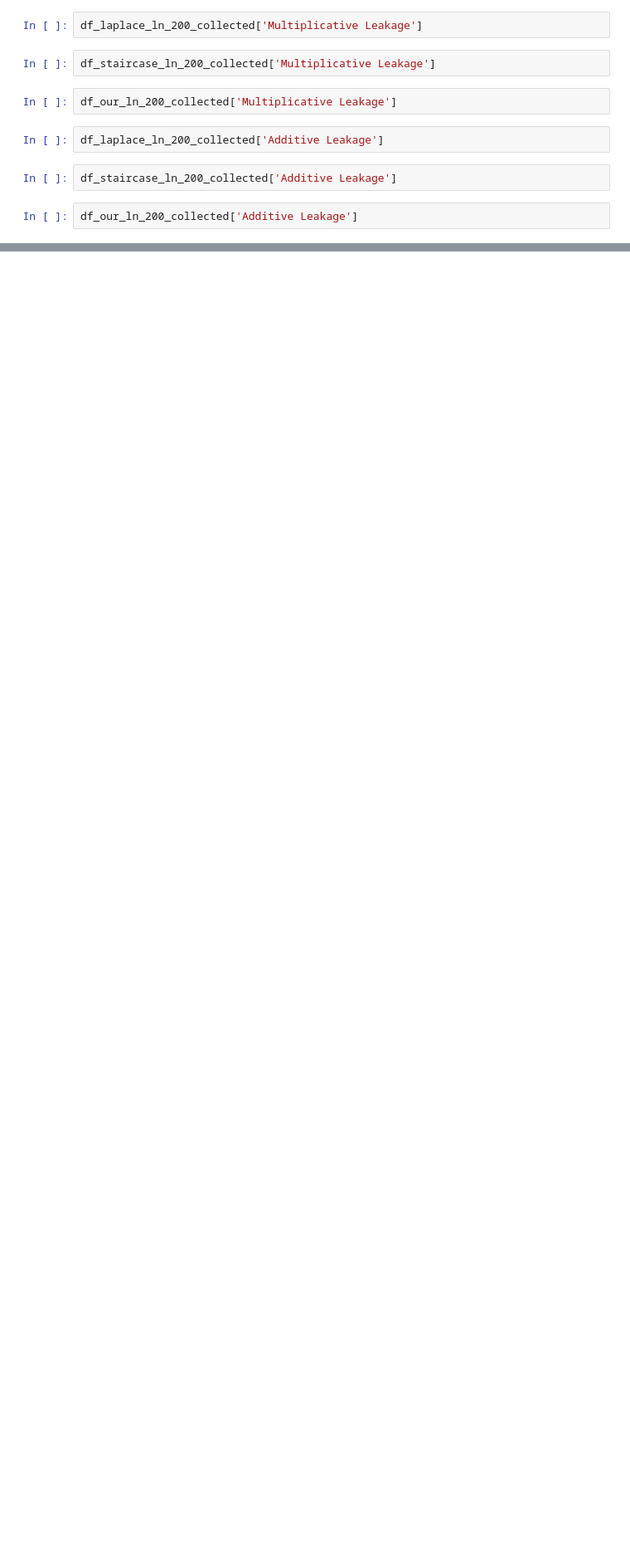
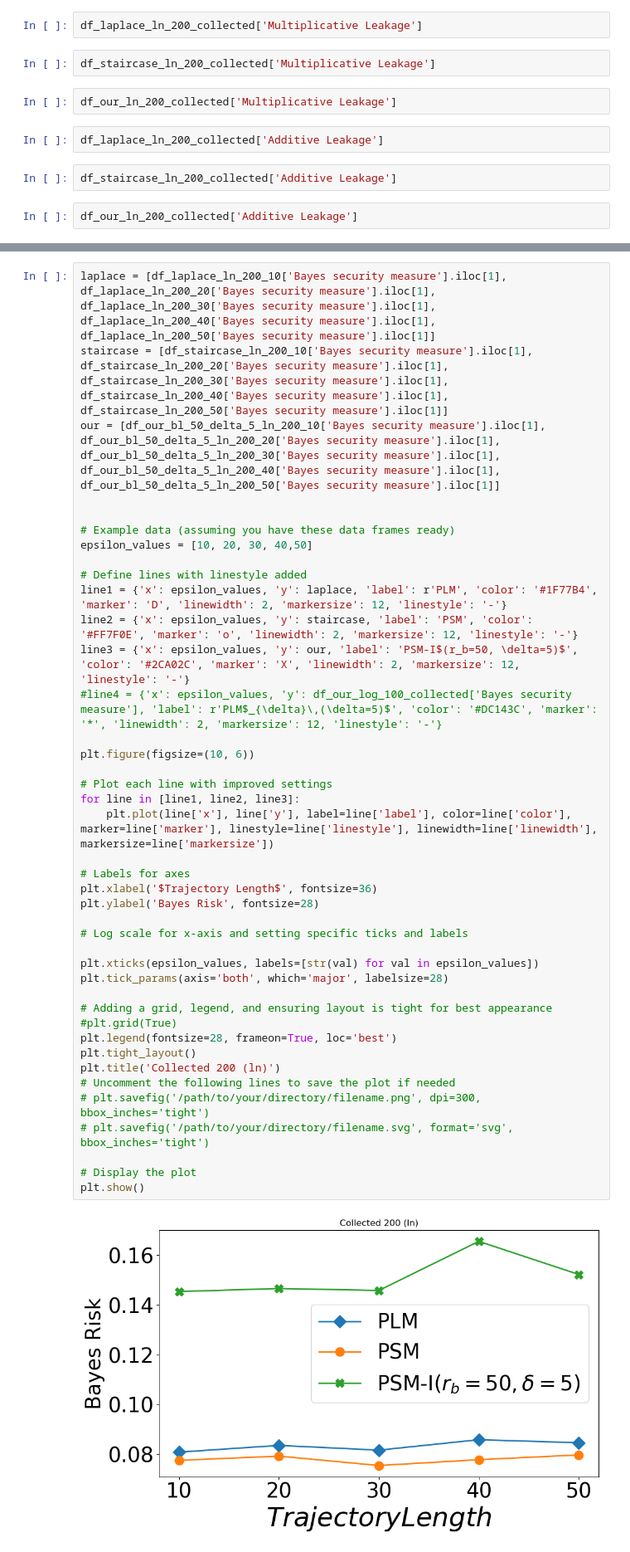
Before and after one commit to shafizurRseeam/location_privacy, a Jupyter notebook: fbleau_figure_collected.ipynb, the cells around one changed output, grey strips where cells are left out. Shown: that part at 83% size. Drawn from its saved outputs; the diff is of its cells as text; blank space fills up the shorter version.

```diff
--- a/fbleau_figure_collected.ipynb
+++ b/fbleau_figure_collected.ipynb
@@ -383,0 +647,43 @@ df_our_ln_200_collected['Additive Leakage']
+# %%
+laplace = [df_laplace_ln_200_10['Bayes security measure'].iloc[1], df_laplace_ln_200_20['Bayes security measure'].iloc[1], df_laplace_ln_200_30['Bayes security measure'].iloc[1], df_laplace_ln_200_40['Bayes security measure'].iloc[1], df_laplace_ln_200_50['Bayes security measure'].iloc[1]]
+staircase = [df_staircase_ln_200_10['Bayes security measure'].iloc[1], df_staircase_ln_200_20['Bayes security measure'].iloc[1], df_staircase_ln_200_30['Bayes security measure'].iloc[1], df_staircase_ln_200_40['Bayes security measure'].iloc[1], df_staircase_ln_200_50['Bayes security measure'].iloc[1]]
+our = [df_our_bl_50_delta_5_ln_200_10['Bayes security measure'].iloc[1], df_our_bl_50_delta_5_ln_200_20['Bayes security measure'].iloc[1], df_our_bl_50_delta_5_ln_200_30['Bayes security measure'].iloc[1], df_our_bl_50_delta_5_ln_200_40['Bayes security measure'].iloc[1], df_our_bl_50_delta_5_ln_200_50['Bayes security measure'].iloc[1]]
+
+
+# Example data (assuming you have these data frames ready)
+epsilon_values = [10, 20, 30, 40,50]
+
+# Define lines with linestyle added
+line1 = {'x': epsilon_values, 'y': laplace, 'label': r'PLM', 'color': '#1F77B4', 'marker': 'D', 'linewidth': 2, 'markersize': 12, 'linestyle': '-'}
+line2 = {'x': epsilon_values, 'y': staircase, 'label': 'PSM', 'color': '#FF7F0E', 'marker': 'o', 'linewidth': 2, 'markersize': 12, 'linestyle': '-'}
+line3 = {'x': epsilon_values, 'y': our, 'label': 'PSM-I$(r_b=50, \delta=5)$', 'color': '#2CA02C', 'marker': 'X', 'linewidth': 2, 'markersize': 12, 'linestyle': '-'}
+#line4 = {'x': epsilon_values, 'y': df_our_log_100_collected['Bayes security measure'], 'label': r'PLM$_{\delta}\,(\delta=5)$', 'color': '#DC143C', 'marker': '*', 'linewidth': 2, 'markersize': 12, 'linestyle': '-'}
+
+plt.figure(figsize=(10, 6))
+
+# Plot each line with improved settings
+for line in [line1, line2, line3]:
+    plt.plot(line['x'], line['y'], label=line['label'], color=line['color'], marker=line['marker'], linestyle=line['linestyle'], linewidth=line['linewidth'], markersize=line['markersize'])
+
+# Labels for axes
+plt.xlabel('$Trajectory Length$', fontsize=36)
+plt.ylabel('Bayes Risk', fontsize=28)
+
+# Log scale for x-axis and setting specific ticks and labels
+
+plt.xticks(epsilon_values, labels=[str(val) for val in epsilon_values])
+plt.tick_params(axis='both', which='major', labelsize=28)
+
+# Adding a grid, legend, and ensuring layout is tight for best appearance
+#plt.grid(True)
+plt.legend(fontsize=28, frameon=True, loc='best')
+plt.tight_layout()
+plt.title('Collected 200 (ln)')
+# Uncomment the following lines to save the plot if needed
+# plt.savefig('/path/to/your/directory/filename.png', dpi=300, bbox_inches='tight')
+# plt.savefig('/path/to/your/directory/filename.svg', format='svg', bbox_inches='tight')
+
+# Display the plot
+plt.show()
+# %% [output]
+[figure, added]
```
Also changed, not shown: parts of 9 cells of this notebook, 4 other files.
